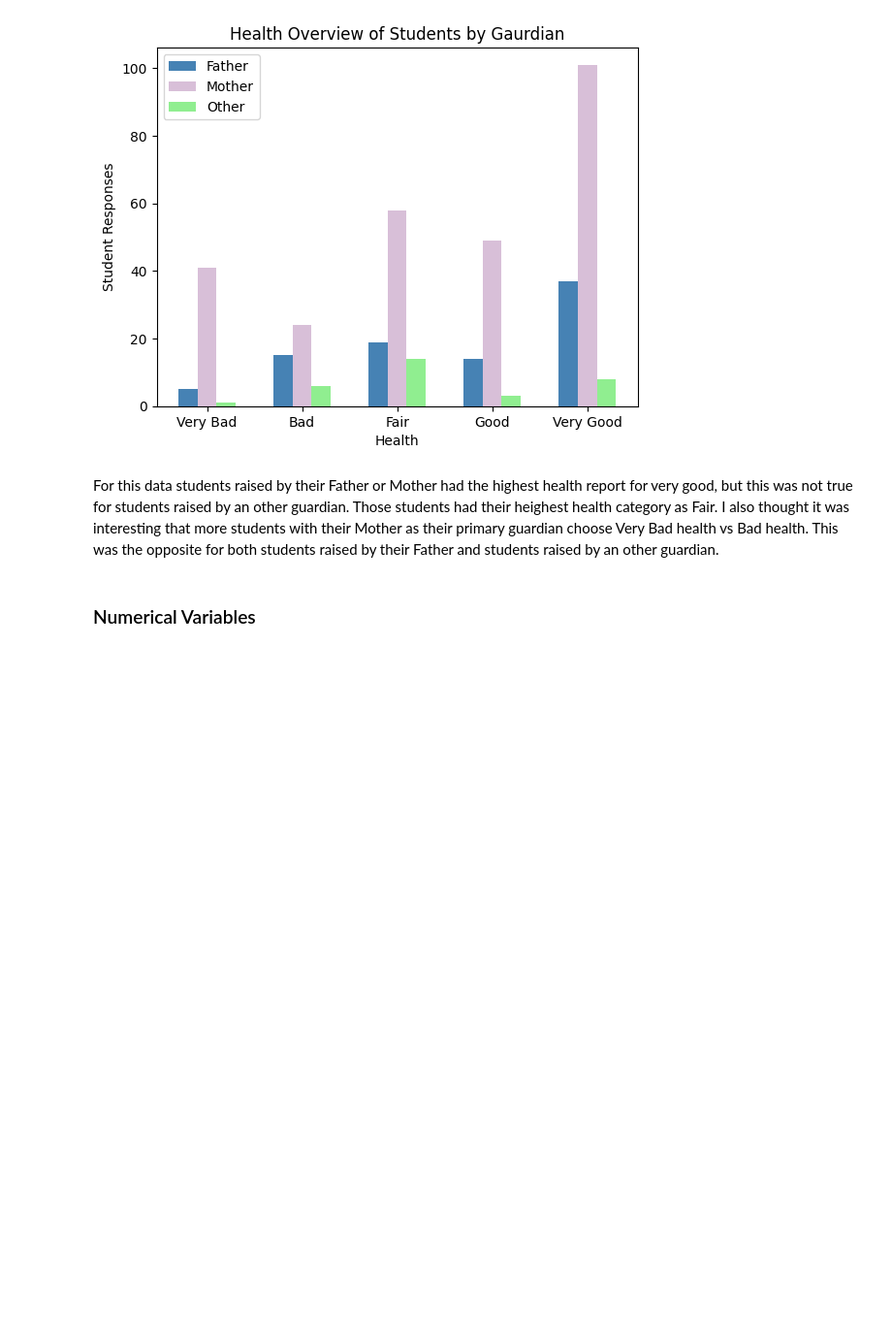
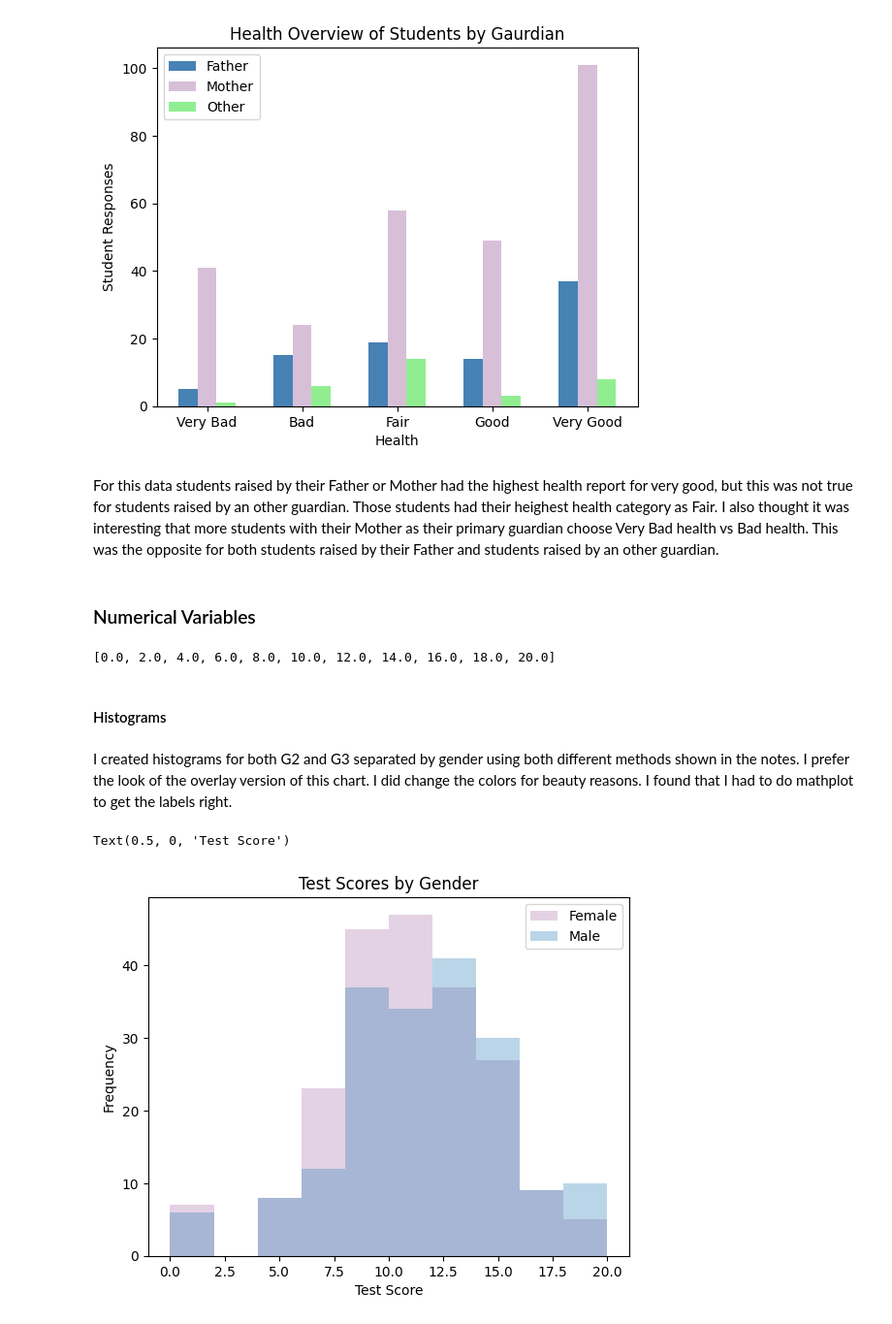
Before and after one commit to Feznix/Stats-554, a Jupyter notebook: Homework_4.ipynb, the cells around one changed output. Shown at 97% size. Saved outputs shown, nothing was run; the diff lists cells and outputs as text; code cells hidden in the pictures; blank space fills up the shorter version.

Commit message:
Finished Numerical graphs for Task 1

```diff
--- a/Homework_4.ipynb
+++ b/Homework_4.ipynb
@@ -123,5 +123,6 @@ st_data[['age','absences','G1','G2','G3']].corr(numeric_only=True)
 ### Categorical Variables
 # %%
 st_data["schoolc"]=st_data.school.astype("category")
+st_data.schoolc= st_data.schoolc.cat.rename_categories(['Gabriel Pereira','Mousinho da Silveira'])
 st_data.schoolc.cat.categories
 # %% [output]
@@ -229,3 +230,28 @@ plt.legend(loc = 0)
 For this data students raised by their Father or Mother had the highest health report for very good, but this was not true for students raised by an other guardian. Those students had their heighest health category as Fair. I also thought it was interesting that more students with their Mother as their primary guardian choose Very Bad health vs Bad health. This was the opposite for both students raised by their Father and students raised by an other guardian.
 # %% [markdown]
 ### Numerical Variables
+# %%
+bin_ends = 10
+bins = [i*max(st_data.G3)/bin_ends for i in range(0, bin_ends + 1)]
+print(bins)
+# %% [output]
+[0.0, 2.0, 4.0, 6.0, 8.0, 10.0, 12.0, 14.0, 16.0, 18.0, 20.0]
+# %%
+G2_Female = st_data.loc[st_data.sexc == 'Female', 'G2']
+G2_Male = st_data.loc[st_data.sexc == 'Male', 'G2']
+G3_Female = st_data.loc[st_data.sexc == 'Female', 'G3']
+G3_Male = st_data.loc[st_data.sexc == 'Male', 'G3']
+# %% [markdown]
+#### Histograms
+# %% [markdown]
+I created histograms for both G2 and G3 separated by gender using both different methods shown in the notes. I prefer the look of the overlay version of this chart. I did change the colors for beauty reasons. I found that I had to do mathplot to get the labels right.
+# %%
+G2_Female.plot.hist(bins = bins, alpha = 0.7, label = "Female",
+                   title = "Test Scores by Gender",
+                   color= 'thistle')
+G2_Male.plot.hist(bins = bins, alpha = 0.3, label = "Male")
+plt.legend()
+plt.xlabel('Test Score')
+# %% [output]
+Text(0.5, 0, 'Test Score')
+[figure, added]
```
Also changed, not shown: parts of 15 cells of this notebook.
